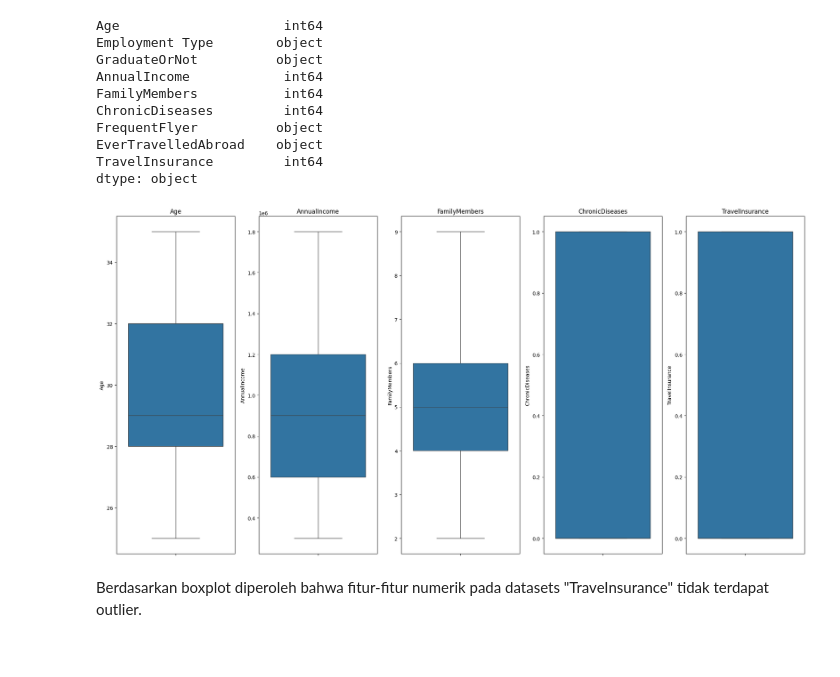
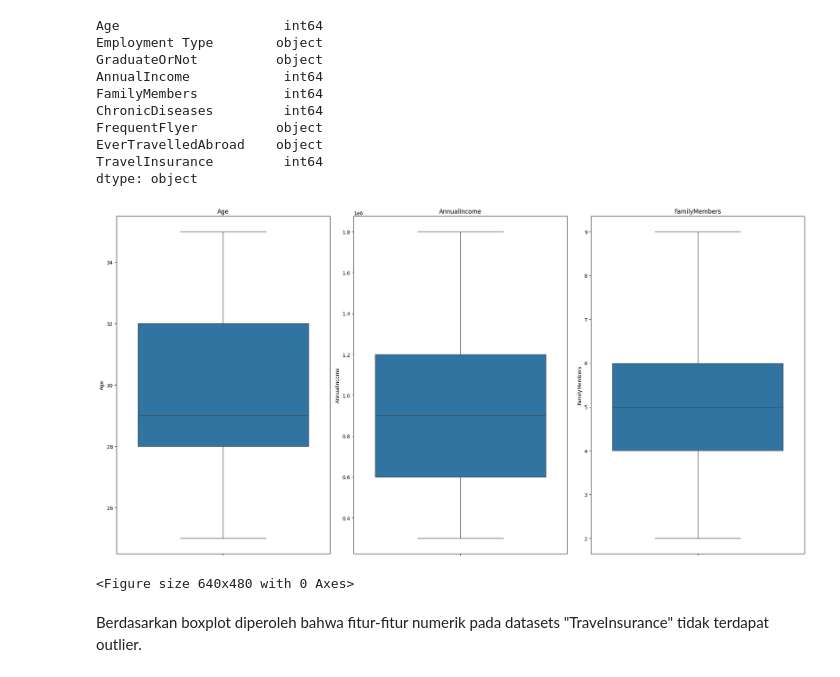
Before and after one commit to mfathul21/travel-insurance, a Jupyter notebook: Proyek_Pertama_Predictive_Analytics.ipynb, the cells around one changed output. Drawn from its saved outputs; the diff is of its cells as text; code cells hidden in the pictures.

```diff
--- a/Proyek_Pertama_Predictive_Analytics.ipynb
+++ b/Proyek_Pertama_Predictive_Analytics.ipynb
@@ -202,16 +225,19 @@ dtype: object
 numerical_col = insurance.select_dtypes(['int64']).columns.to_list()
 categorical_col = insurance.select_dtypes(['object']).columns.to_list()
 # %%
-fig, ax = plt.subplots(1, len(numerical_col), figsize=(20,10))
+fig, ax = plt.subplots(1, len(numerical_col[:3]), figsize=(20,10))
 
-for axes, col in enumerate(numerical_col):
+for axes, col in enumerate(numerical_col[:3]):
   sns.boxplot(y=col, data=insurance, ax=ax[axes])
   ax[axes].set_title(col)
 
 plt.tight_layout()
 plt.show()
+
+plt.savefig("boxplot.jpg", bbox_inches='tight')
 # %% [output]
-[figure, old version]
+[figure, new version]
+<Figure size 640x480 with 0 Axes>
 # %% [markdown]
 Berdasarkan boxplot diperoleh bahwa fitur-fitur numerik pada datasets "TraveInsurance" tidak terdapat outlier.
 # %% [markdown]
```
Also changed, not shown: parts of 26 cells of this notebook.
